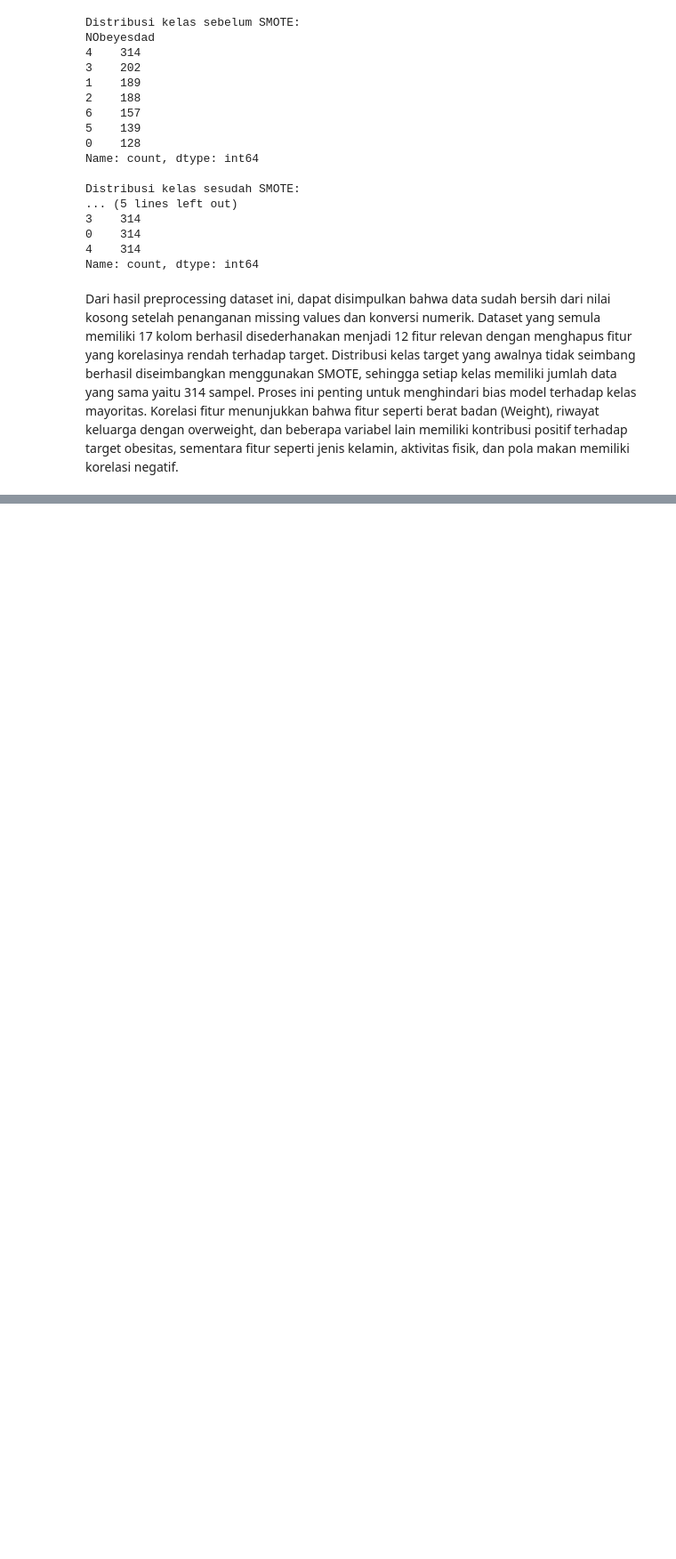
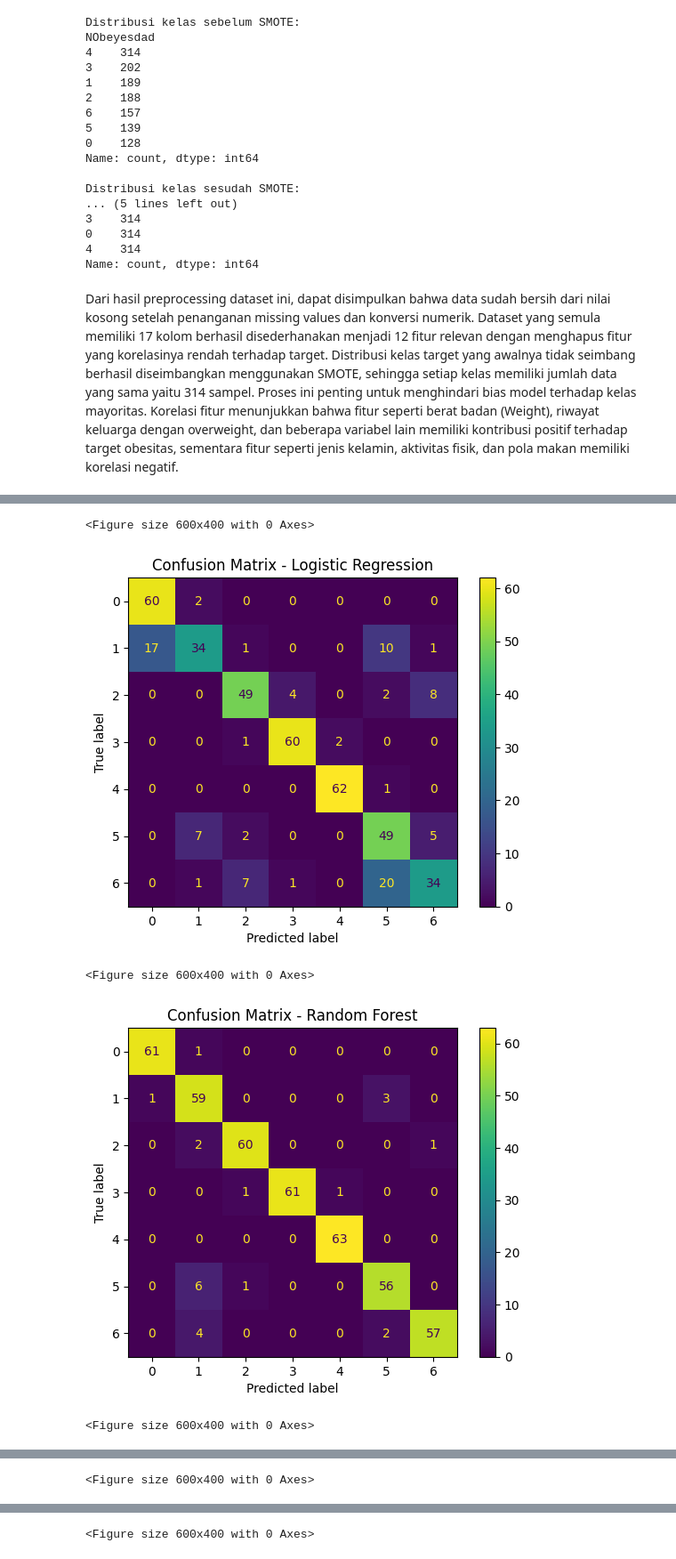
Before and after one commit to NadaTiyasa/Bengkod_NadaTiyasa_14217, a Jupyter notebook: Bengkod_Capstone.ipynb, the cells around one changed output, grey strips where cells are left out. Shown at 89% size. Drawn from its saved outputs; the diff is of its cells as text; code cells hidden in the pictures; blank space fills up the shorter version.

```diff
--- a/Bengkod_Capstone.ipynb
+++ b/Bengkod_Capstone.ipynb
@@ -308,0 +327,34 @@ Dari hasil preprocessing dataset ini, dapat disimpulkan bahwa data sudah bersih
+# %%
+# =========================================================================
+#             Pemodelan dengan 5 algoritma klasifikasi
+# =========================================================================
+models = {
+    "Logistic Regression": LogisticRegression(max_iter=1000),
+    "Random Forest": RandomForestClassifier(random_state=42),
+    "SVM": SVC(),
+    "KNN": KNeighborsClassifier(),
+    "XGBoost": XGBClassifier(eval_metric='mlogloss', random_state=42)
+}
+
+results = []
+conf_matrices = {}
+
+for name, model in models.items():
+    model.fit(X_train, y_train)
+    y_pred = model.predict(X_test)
+
+    acc = accuracy_score(y_test, y_pred)
+    prec = precision_score(y_test, y_pred, average="weighted", zero_division=0)
+    rec = recall_score(y_test, y_pred, average="weighted")
+    f1 = f1_score(y_test, y_pred, average="weighted")
+
+    results.append({
+        "Model": name,
+        "Accuracy": acc,
+        "Precision": prec,
+        "Recall": rec,
+        "F1-Score": f1
+    })
+
+    # Simpan confusion matrix
+    conf_matrices[name] = confusion_matrix(y_test, y_pred)
@@ -308,0 +376,17 @@ Dari hasil preprocessing dataset ini, dapat disimpulkan bahwa data sudah bersih
+# %%
+# =========================================================================
+#              Visualisasi confusion matrix untuk tiap model
+# =========================================================================
+for name, cm in conf_matrices.items():
+    plt.figure(figsize=(6, 4))
+    disp = ConfusionMatrixDisplay(confusion_matrix=cm)
+    disp.plot()
+    plt.title(f'Confusion Matrix - {name}')
+    plt.grid(False)
+    plt.show()
+# %% [output]
+<Figure size 600x400 with 0 Axes>
+[figure, added]
+<Figure size 600x400 with 0 Axes>
+[figure, added]
+<Figure size 600x400 with 0 Axes>
@@ -308,0 +394 @@ Dari hasil preprocessing dataset ini, dapat disimpulkan bahwa data sudah bersih
+<Figure size 600x400 with 0 Axes>
@@ -308,0 +396 @@ Dari hasil preprocessing dataset ini, dapat disimpulkan bahwa data sudah bersih
+<Figure size 600x400 with 0 Axes>
```
Also changed, not shown: parts of 14 cells of this notebook.
